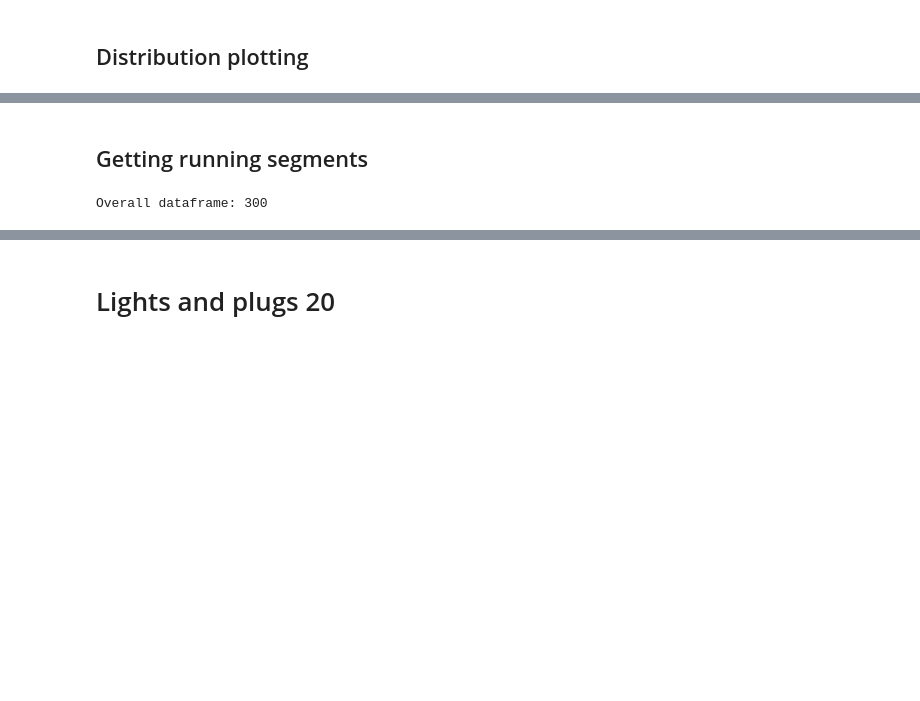
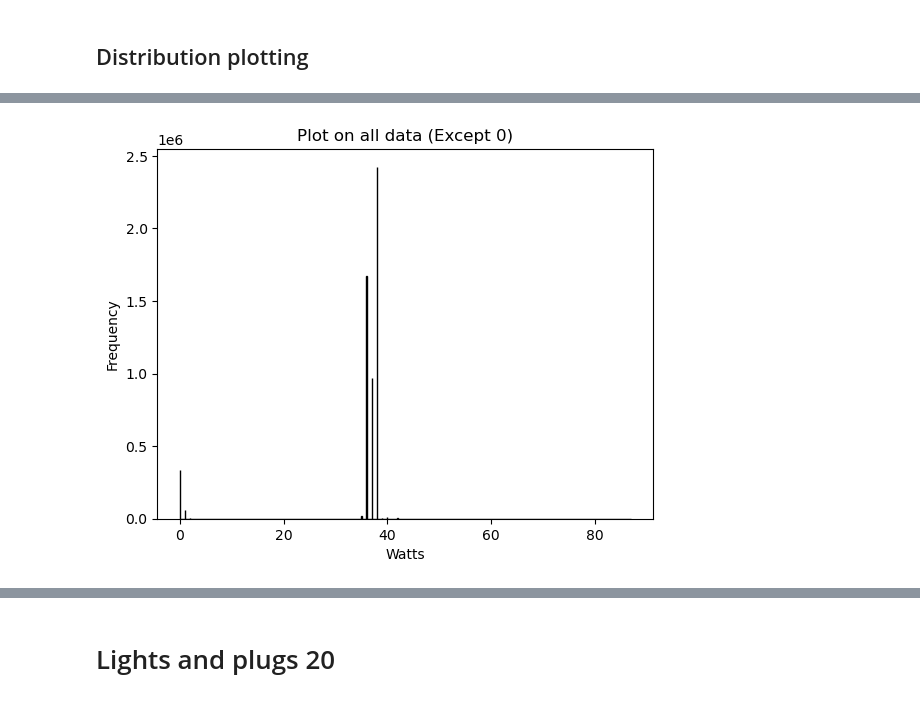
Before and after one commit to Lelvels/nilm_data_adapter, a Jupyter notebook: src/RAE_adapter/get_running_segments.ipynb, the cells around one changed output, grey strips where cells are left out. Drawn from its saved outputs; the diff is of its cells as text; code cells hidden in the pictures; blank space fills up the shorter version.

```diff
--- a/src/RAE_adapter/get_running_segments.ipynb
+++ b/src/RAE_adapter/get_running_segments.ipynb
@@ -443,7 +129,0 @@ plot_distribution(array=h2_lp16.select("P").to_numpy(),
-# %% [markdown]
-## Getting running segments
-# %%
-h2_lp16_running_dfs = get_running_segments(input_df=h2_lp16, min_length=10, smallest_threshold=10)
-print(f"Overall dataframe: {len(h2_lp16_running_dfs)}")
-# %% [output]
-Overall dataframe: 300
@@ -463,0 +130,13 @@ export_to_files(output_path="../../data/RAE_dataset/transform_data/running_segme
+# %%
+base_path = "/opt/nilm-shared-data/nilm_device_detection/other_dataset/RAE_dataset/transform_data/raw"
+original_df = pl.read_csv(f"{base_path}/house1_heat_pump.csv")
+print(len(original_df))
+original_df.head()
+# %%
+plot_distribution(array=original_df.select("P").to_numpy(),
+                  min=0,
+                  max=100,
+                  plot_name="Plot on all data (Except 0)",
+                  unit_name="Watts")
+# %% [output]
+[figure, added]
```
Also changed, not shown: parts of 182 cells of this notebook, 4 other files.
